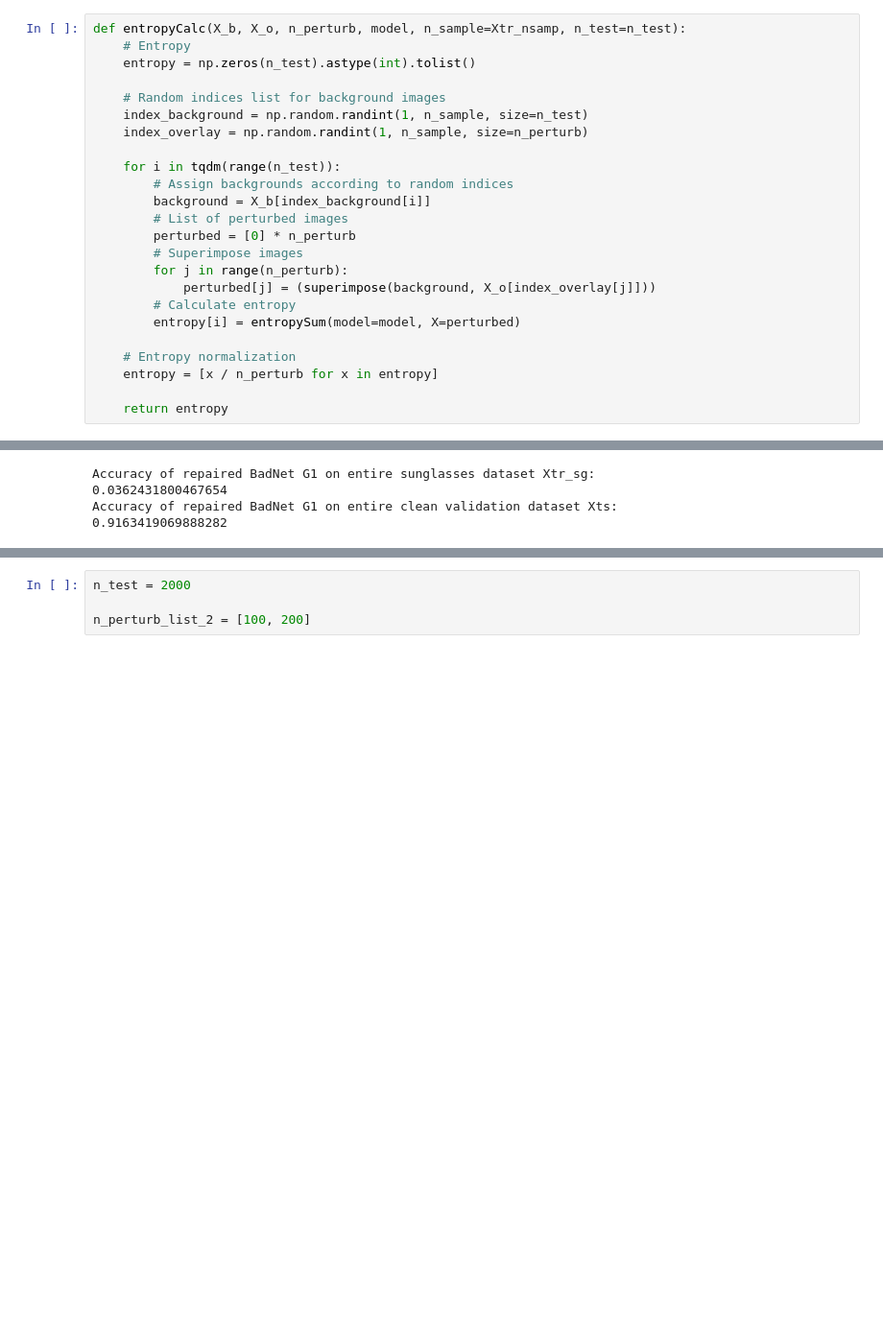
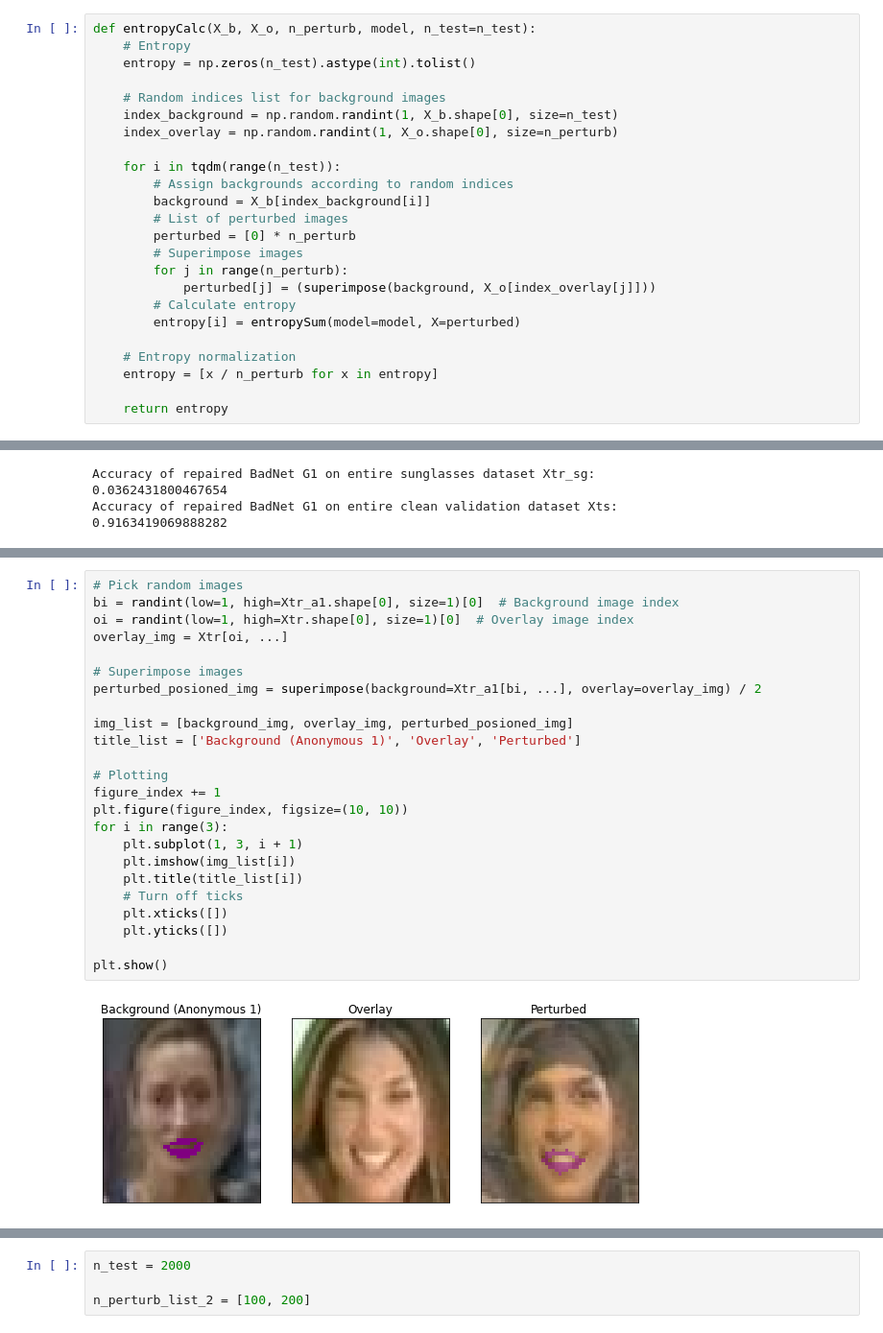
Before and after one commit to GarageOfRick/ML_PROJECT, a Jupyter notebook: strip/STRIP.ipynb, the cells around one changed output, grey strips where cells are left out. Shown at 96% size. Saved outputs shown, nothing was run; the diff lists cells and outputs as text; blank space fills up the shorter version.

```diff
--- a/strip/STRIP.ipynb
+++ b/strip/STRIP.ipynb
@@ -374,13 +375,13 @@ def entropySum(model, X):
 # %% [markdown]
 Function that helps superimpose images, adding entropy, and finally generate normalized entropy values.
 # %%
-def entropyCalc(X_b, X_o, n_perturb, model, n_sample=Xtr_nsamp, n_test=n_test):
+def entropyCalc(X_b, X_o, n_perturb, model, n_test=n_test):
     # Entropy
     entropy = np.zeros(n_test).astype(int).tolist()
 
     # Random indices list for background images
-    index_background = np.random.randint(1, n_sample, size=n_test)
-    index_overlay = np.random.randint(1, n_sample, size=n_perturb)
+    index_background = np.random.randint(1, X_b.shape[0], size=n_test)
+    index_overlay = np.random.randint(1, X_o.shape[0], size=n_perturb)
 
     for i in tqdm(range(n_test)):
         # Assign backgrounds according to random indices
@@ -642 +647,27 @@ Accuracy of repaired BadNet G1 on entire clean validation dataset Xts:
+# %%
+# Pick random images
+bi = randint(low=1, high=Xtr_a1.shape[0], size=1)[0]  # Background image index
+oi = randint(low=1, high=Xtr.shape[0], size=1)[0]  # Overlay image index
+overlay_img = Xtr[oi, ...]
+
+# Superimpose images
+perturbed_posioned_img = superimpose(background=Xtr_a1[bi, ...], overlay=overlay_img) / 2
+
+img_list = [background_img, overlay_img, perturbed_posioned_img]
+title_list = ['Background (Anonymous 1)', 'Overlay', 'Perturbed']
+
+# Plotting
+figure_index += 1
+plt.figure(figure_index, figsize=(10, 10))
+for i in range(3):
+    plt.subplot(1, 3, i + 1)
+    plt.imshow(img_list[i])
+    plt.title(title_list[i])
+    # Turn off ticks
+    plt.xticks([])
+    plt.yticks([])
+
+plt.show()
+# %% [output]
+[figure, added]
 # %% [markdown]
```
Also changed, not shown: parts of 65 cells of this notebook, 29 other files.
